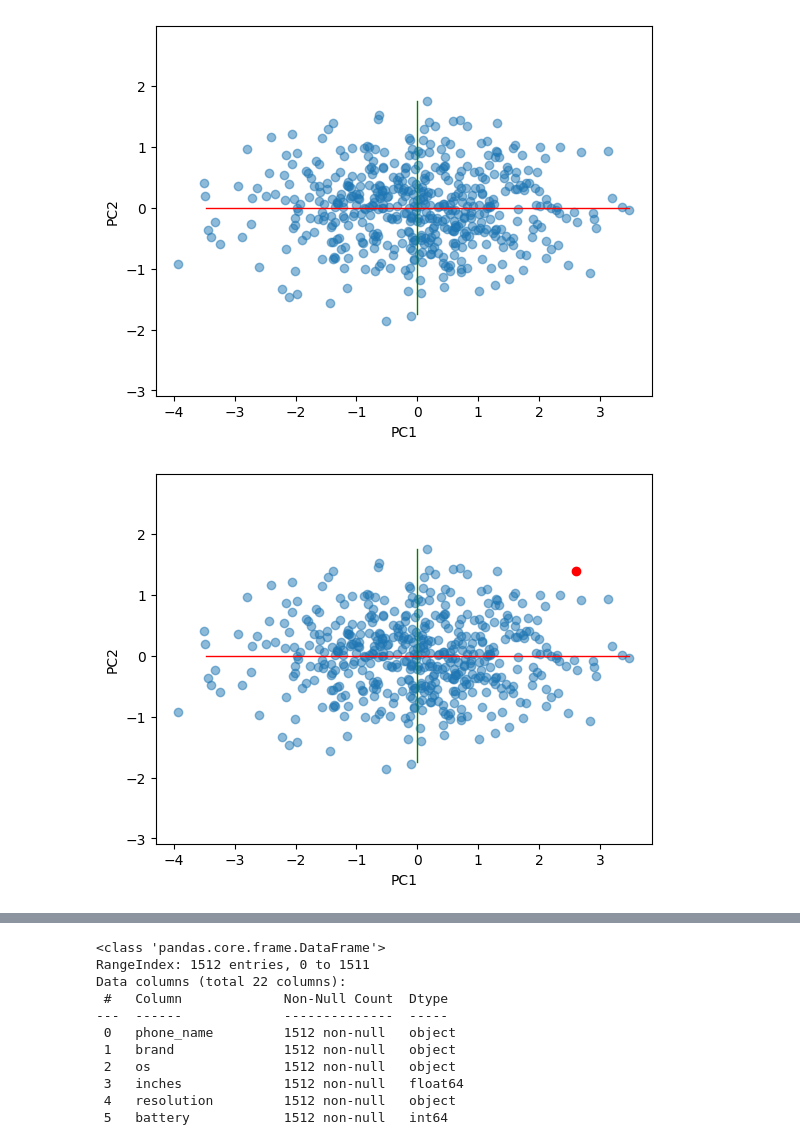
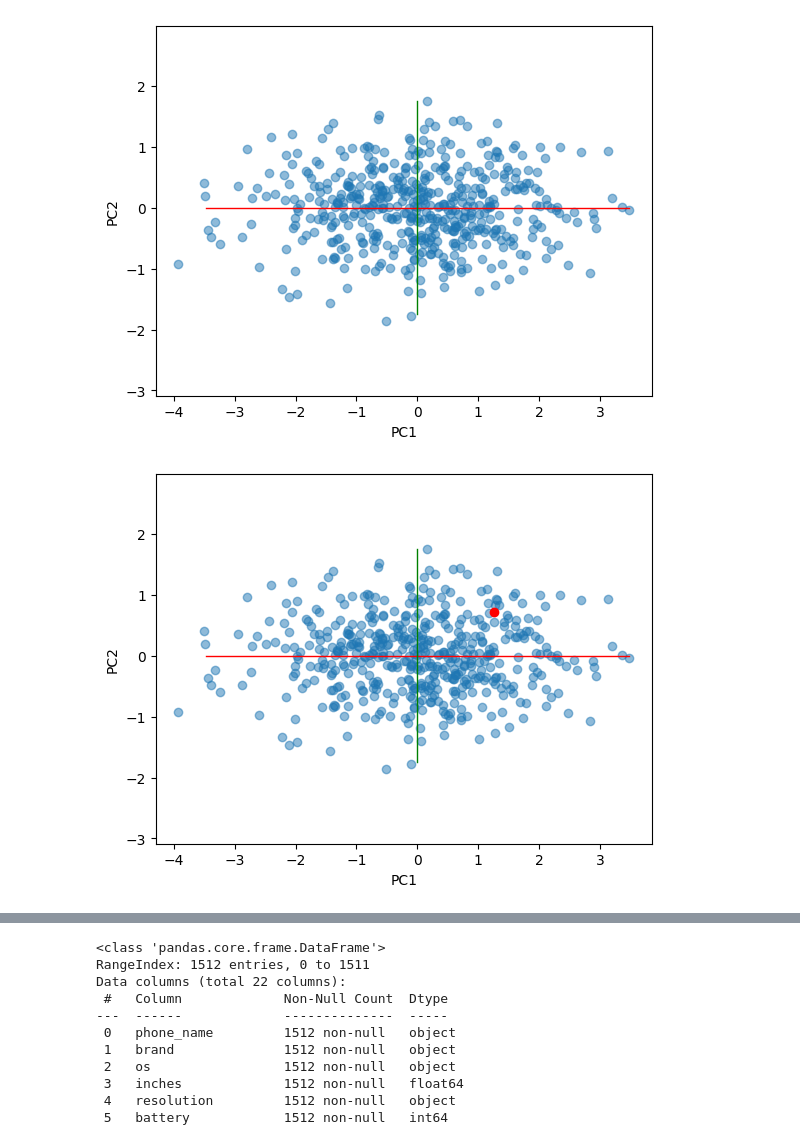
Before and after one commit to vincenzorrei/EDU-PCA, a Jupyter notebook: main.ipynb, the cells around one changed output, grey strips where cells are left out. Drawn from its saved outputs; the diff is of its cells as text; code cells hidden in the pictures.

```diff
--- a/main.ipynb
+++ b/main.ipynb
@@ -78,21 +84,21 @@ plt.show()
 [figure]
 # %%
 # Create and plot one new data point
-new_data = np.array([[2, 4]])
+new_data = np.array([[1, 2]])
 new_data_standardized = scaler.transform(new_data)
 new_data_rotated = np.dot(new_data_standardized, pca.components_.T)
 
 # Plot it
 plt.scatter(data_rotated[:,0], data_rotated[:,1], alpha=0.5)
 plt.axis('equal')
 plt.plot(new_data_rotated[0,0], new_data_rotated[0,1], 'or')
 plt.plot([-max_x, max_x], [0, 0], color='red', lw=1)
 plt.plot([0, 0], [-max_y, max_y], color='green', lw=1)
 plt.xlabel('PC1')
 plt.ylabel('PC2')
 plt.show()
 # %% [output]
-[figure, old version]
+[figure, new version]
 # %%
 # import the dataset
 df = pd.read_csv('data/Phone.csv')
```
Also changed, not shown: parts of 2 cells of this notebook.
